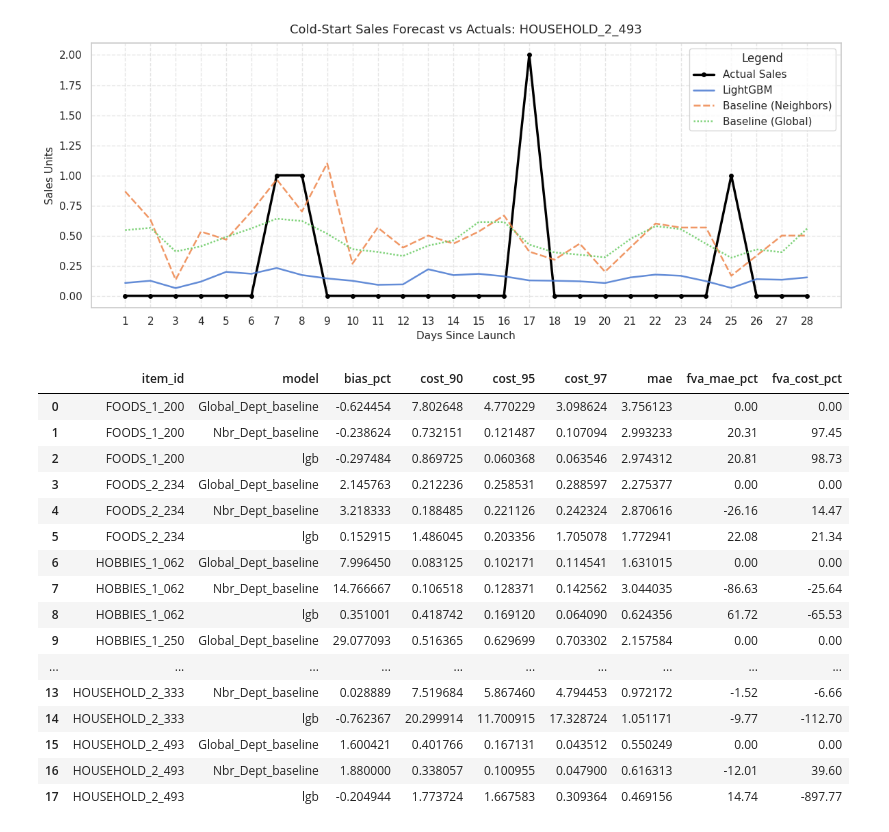
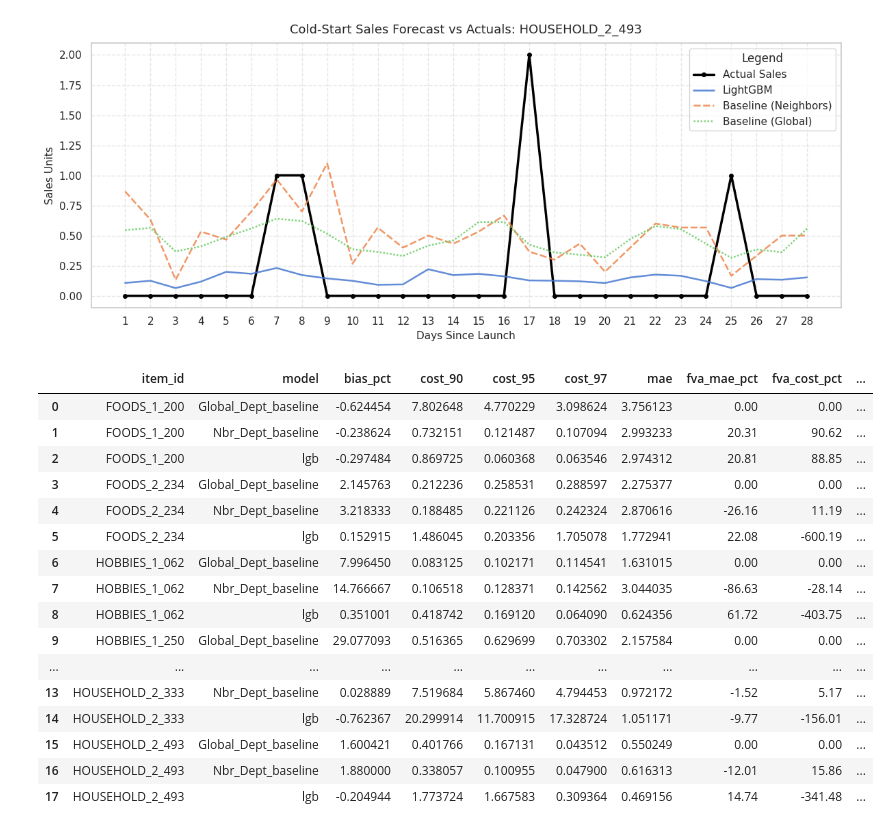
Before and after one commit to ashfaque-tk/retail-demand-forecast, a Jupyter notebook: case_studies/cold_start.ipynb, the cells around one changed output. Cells and saved outputs as stored; diff of their text form; code cells hidden in the pictures.

```diff
--- a/case_studies/cold_start.ipynb
+++ b/case_studies/cold_start.ipynb
@@ -867,34 +859,48 @@ def compute_fva(df_metrics: pd.DataFrame, baseline_name: str = "Global_Dept_base
 
     # Pivot table to align model metrics side-by-side per item
     pivot_mae = df_fva.pivot(index="item_id", columns="model", values="mae")
-    pivot_cost = df_fva.pivot(
+    pivot_cost_90 = df_fva.pivot(
+        index="item_id", columns="model", values="cost_90"
+    )
+    pivot_cost_95 = df_fva.pivot(
         index="item_id", columns="model", values="cost_95"
     )
-
+    pivot_cost_97 = df_fva.pivot(
+        index="item_id", columns="model", values="cost_97"
+    )
     # Compute FVA % relative to baseline
     fva_rows = []
     for item_id in df_fva["item_id"].unique():
         base_mae = pivot_mae.loc[item_id, baseline_name]
-        base_cost = pivot_cost.loc[item_id, baseline_name]
+        base_cost = pivot_cost_90.loc[item_id, baseline_name]
 
         for model in df_fva[df_fva["item_id"] == item_id]["model"]:
             m_mae = pivot_mae.loc[item_id, model]
-            m_cost = pivot_cost.loc[item_id, model]
-
+            m_cost_90 = pivot_cost_90.loc[item_id, model]
+            m_cost_95 = pivot_cost_95.loc[item_id,model]
+            m_cost_97 = pivot_cost_97.loc[item_id,model]
             # FVA Formula: (Baseline - Model) / Baseline * 100
             fva_mae = (
                 ((base_mae - m_mae) / base_mae * 100) if base_mae != 0 else 0
             )
-            fva_cost = (
-                ((base_cost - m_cost) / base_cost * 100) if base_cost != 0 else 0
+            fva_cost_90 = (
+                ((base_cost - m_cost_90) / base_cost * 100) if base_cost != 0 else 0
             )
+            fva_cost_95 = (
+                        ((base_cost - m_cost_95) / base_cost * 100) if base_cost != 0 else 0
+                    )
+            fva_cost_97 = (
+                        ((base_cost - m_cost_97) / base_cost * 100) if base_cost != 0 else 0
+                    )
 
             fva_rows.append(
                 {
                     "item_id": item_id,
                     "model": model,
                     "fva_mae_pct": round(fva_mae, 2),
-                    "fva_cost_pct": round(fva_cost, 2),
+                    "fva_cost_pct": round(fva_cost_90, 2),
+                    "fva_cost_95" : round(fva_cost_95,2),
+                    "fva_cost_97" : round(fva_cost_97)
                 }
             )
 
@@ -903,22 +909,24 @@ def compute_fva(df_metrics: pd.DataFrame, baseline_name: str = "Global_Dept_base
     # Merge FVA metrics back into the master metrics table
     return pd.merge(df_fva, df_fva_results, on=["item_id", "model"])
 
-compute_fva(df_metrics=metrics)
+fva_comparison = compute_fva(df_metrics=metrics)
-# %% [output]
-|  | item_id | model | bias_pct | cost_90 | cost_95 | cost_97 | mae | fva_mae_pct | fva_cost_pct |
-| 0 | FOODS_1_200 | Global_Dept_baseline | -0.624454 | 7.802648 | 4.770229 | 3.098624 | 3.756123 | 0.00 | 0.00 |
-| 1 | FOODS_1_200 | Nbr_Dept_baseline | -0.238624 | 0.732151 | 0.121487 | 0.107094 | 2.993233 | 20.31 | 97.45 |
-| 2 | FOODS_1_200 | lgb | -0.297484 | 0.869725 | 0.060368 | 0.063546 | 2.974312 | 20.81 | 98.73 |
-| 3 | FOODS_2_234 | Global_Dept_baseline | 2.145763 | 0.212236 | 0.258531 | 0.288597 | 2.275377 | 0.00 | 0.00 |
-| 4 | FOODS_2_234 | Nbr_Dept_baseline | 3.218333 | 0.188485 | 0.221126 | 0.242324 | 2.870616 | -26.16 | 14.47 |
-| 5 | FOODS_2_234 | lgb | 0.152915 | 1.486045 | 0.203356 | 1.705078 | 1.772941 | 22.08 | 21.34 |
-| 6 | HOBBIES_1_062 | Global_Dept_baseline | 7.996450 | 0.083125 | 0.102171 | 0.114541 | 1.631015 | 0.00 | 0.00 |
-| 7 | HOBBIES_1_062 | Nbr_Dept_baseline | 14.766667 | 0.106518 | 0.128371 | 0.142562 | 3.044035 | -86.63 | -25.64 |
-| 8 | HOBBIES_1_062 | lgb | 0.351001 | 0.418742 | 0.169120 | 0.064090 | 0.624356 | 61.72 | -65.53 |
-| 9 | HOBBIES_1_250 | Global_Dept_baseline | 29.077093 | 0.516365 | 0.629699 | 0.703302 | 2.157584 | 0.00 | 0.00 |
-| ... | ... | ... | ... | ... | ... | ... | ... | ... | ... |
-| 13 | HOUSEHOLD_2_333 | Nbr_Dept_baseline | 0.028889 | 7.519684 | 5.867460 | 4.794453 | 0.972172 | -1.52 | -6.66 |
-| 14 | HOUSEHOLD_2_333 | lgb | -0.762367 | 20.299914 | 11.700915 | 17.328724 | 1.051171 | -9.77 | -112.70 |
-| 15 | HOUSEHOLD_2_493 | Global_Dept_baseline | 1.600421 | 0.401766 | 0.167131 | 0.043512 | 0.550249 | 0.00 | 0.00 |
-| 16 | HOUSEHOLD_2_493 | Nbr_Dept_baseline | 1.880000 | 0.338057 | 0.100955 | 0.047900 | 0.616313 | -12.01 | 39.60 |
-| 17 | HOUSEHOLD_2_493 | lgb | -0.204944 | 1.773724 | 1.667583 | 0.309364 | 0.469156 | 14.74 | -897.77 |
+# %%
+fva_comparison
+# %% [output]
+|  | item_id | model | bias_pct | cost_90 | cost_95 | cost_97 | mae | fva_mae_pct | fva_cost_pct | ... |
+| 0 | FOODS_1_200 | Global_Dept_baseline | -0.624454 | 7.802648 | 4.770229 | 3.098624 | 3.756123 | 0.00 | 0.00 | ... |
+| 1 | FOODS_1_200 | Nbr_Dept_baseline | -0.238624 | 0.732151 | 0.121487 | 0.107094 | 2.993233 | 20.31 | 90.62 | ... |
+| 2 | FOODS_1_200 | lgb | -0.297484 | 0.869725 | 0.060368 | 0.063546 | 2.974312 | 20.81 | 88.85 | ... |
+| 3 | FOODS_2_234 | Global_Dept_baseline | 2.145763 | 0.212236 | 0.258531 | 0.288597 | 2.275377 | 0.00 | 0.00 | ... |
+| 4 | FOODS_2_234 | Nbr_Dept_baseline | 3.218333 | 0.188485 | 0.221126 | 0.242324 | 2.870616 | -26.16 | 11.19 | ... |
+| 5 | FOODS_2_234 | lgb | 0.152915 | 1.486045 | 0.203356 | 1.705078 | 1.772941 | 22.08 | -600.19 | ... |
+| 6 | HOBBIES_1_062 | Global_Dept_baseline | 7.996450 | 0.083125 | 0.102171 | 0.114541 | 1.631015 | 0.00 | 0.00 | ... |
+| 7 | HOBBIES_1_062 | Nbr_Dept_baseline | 14.766667 | 0.106518 | 0.128371 | 0.142562 | 3.044035 | -86.63 | -28.14 | ... |
+| 8 | HOBBIES_1_062 | lgb | 0.351001 | 0.418742 | 0.169120 | 0.064090 | 0.624356 | 61.72 | -403.75 | ... |
+| 9 | HOBBIES_1_250 | Global_Dept_baseline | 29.077093 | 0.516365 | 0.629699 | 0.703302 | 2.157584 | 0.00 | 0.00 | ... |
+| ... | ... | ... | ... | ... | ... | ... | ... | ... | ... | ... |
+| 13 | HOUSEHOLD_2_333 | Nbr_Dept_baseline | 0.028889 | 7.519684 | 5.867460 | 4.794453 | 0.972172 | -1.52 | 5.17 | ... |
+| 14 | HOUSEHOLD_2_333 | lgb | -0.762367 | 20.299914 | 11.700915 | 17.328724 | 1.051171 | -9.77 | -156.01 | ... |
+| 15 | HOUSEHOLD_2_493 | Global_Dept_baseline | 1.600421 | 0.401766 | 0.167131 | 0.043512 | 0.550249 | 0.00 | 0.00 | ... |
+| 16 | HOUSEHOLD_2_493 | Nbr_Dept_baseline | 1.880000 | 0.338057 | 0.100955 | 0.047900 | 0.616313 | -12.01 | 15.86 | ... |
+| 17 | HOUSEHOLD_2_493 | lgb | -0.204944 | 1.773724 | 1.667583 | 0.309364 | 0.469156 | 14.74 | -341.48 | ... |
```
Also changed, not shown: parts of 3 cells of this notebook, 14 other files.
